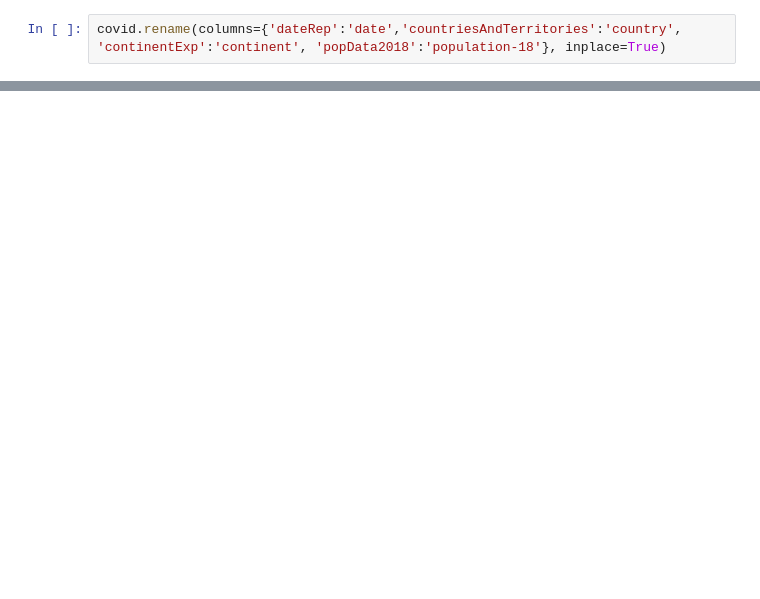
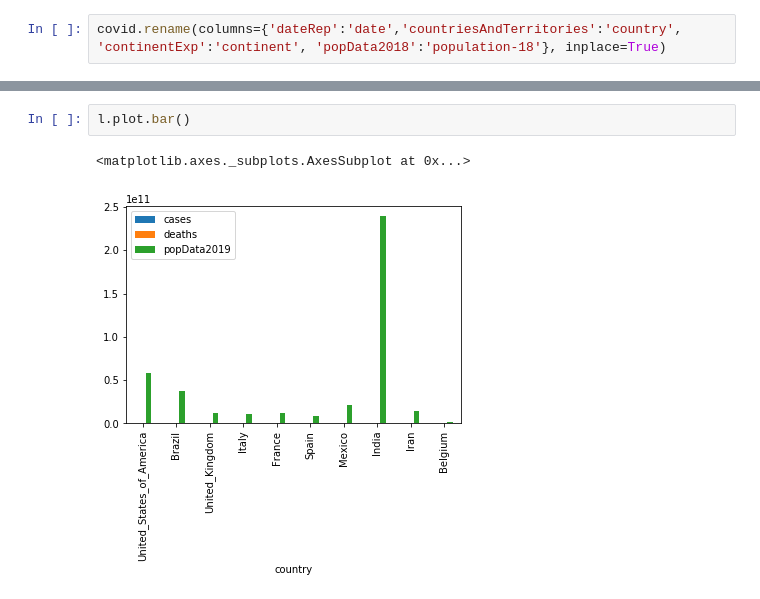
Before and after one commit to ramarav/Covid_World_Statistics, a Jupyter notebook: COVID-19.ipynb, the cells around one changed output, grey strips where cells are left out. Cells and saved outputs as stored; diff of their text form; blank space fills up the shorter version.

```diff
--- a/COVID-19.ipynb
+++ b/COVID-19.ipynb
@@ -255,0 +249,5 @@ country_wise.nlargest(10, ['deaths'])
+# %%
+l.plot.bar()
+# %% [output]
+<matplotlib.axes._subplots.AxesSubplot at 0x...>
+[figure, added]
```
Also changed, not shown: parts of 17 cells of this notebook.
